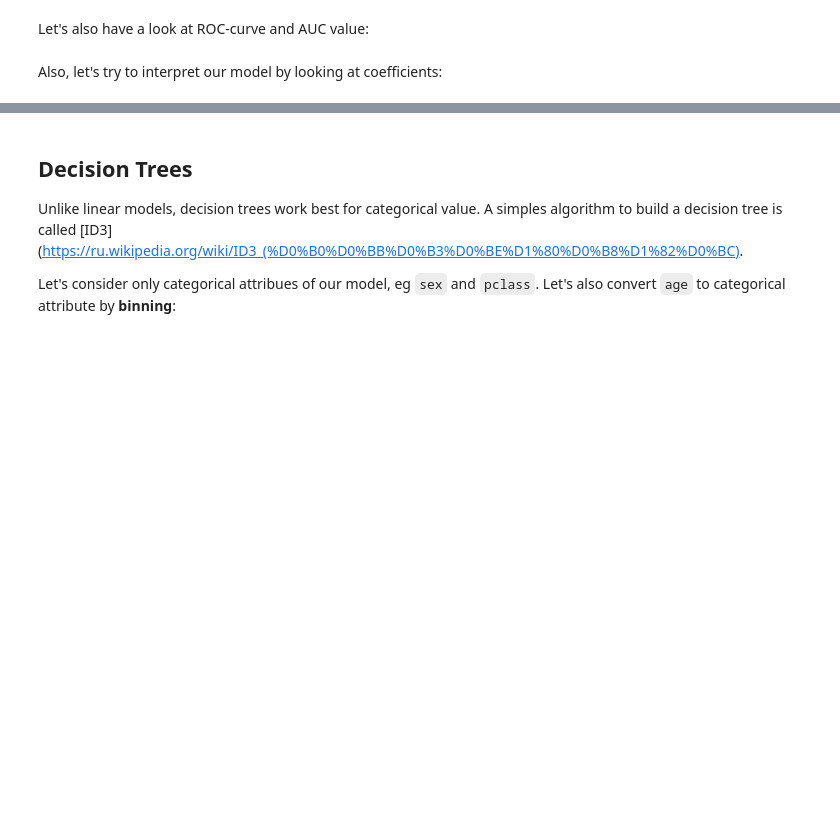
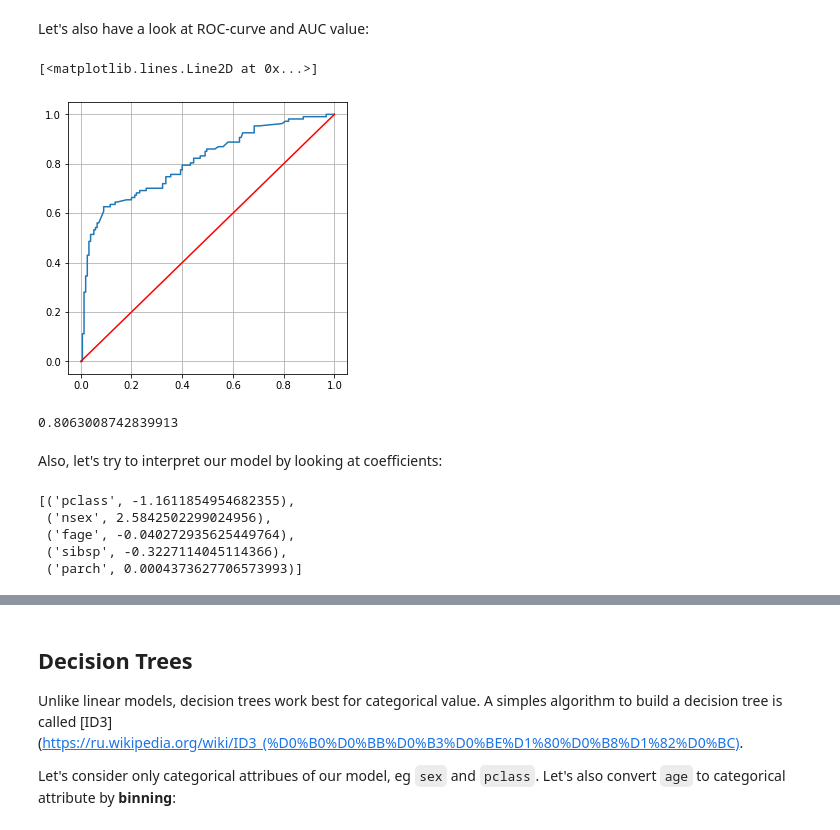
Before and after one commit to shwars/ai_course, a Jupyter notebook: en/2-ml/3-Classification.ipynb, the cells around one changed output, grey strips where cells are left out. Cells and saved outputs as stored; diff of their text form; code cells hidden in the pictures; blank space fills up the shorter version.

```diff
--- a/en/2-ml/3-Classification.ipynb
+++ b/en/2-ml/3-Classification.ipynb
@@ -171,5 +237,5 @@ plt.show()
 Now let's come back to real-life classification problem using Titanic dataset:
 # %%
 import pandas as pd
-df = pd.read_csv("../../../data/titanic.csv")
+df = pd.read_csv("../../data/titanic.csv")
 df
@@ -217,11 +326,24 @@ print(sk.metrics.classification_report(Y_test,Y_pred))
 Let's also have a look at ROC-curve and AUC value:
 # %%
 fpr, tpr, thresholds = sk.metrics.roc_curve(Y_test, model.predict_proba(X_test)[:,1])
+plt.figure(figsize=(5,5))
 plt.plot(fpr,tpr)
+plt.grid()
 plt.plot([0,1],[0,1],c='r')
+# %% [output]
+[<matplotlib.lines.Line2D at 0x...>]
+[figure, added]
 # %%
 sk.metrics.auc(fpr,tpr)
+# %% [output]
+0.8063008742839913
 # %% [markdown]
 Also, let's try to interpret our model by looking at coefficients:
 # %%
 list(zip(['pclass','nsex','fage','sibsp','parch'],model.coef_[0]))
+# %% [output]
+[('pclass', -1.1611854954682355),
+ ('nsex', 2.5842502299024956),
+ ('fage', -0.040272935625449764),
+ ('sibsp', -0.3227114045114366),
+ ('parch', 0.0004373627706573993)]
```
Also changed, not shown: parts of 23 cells of this notebook, 4 other files.
